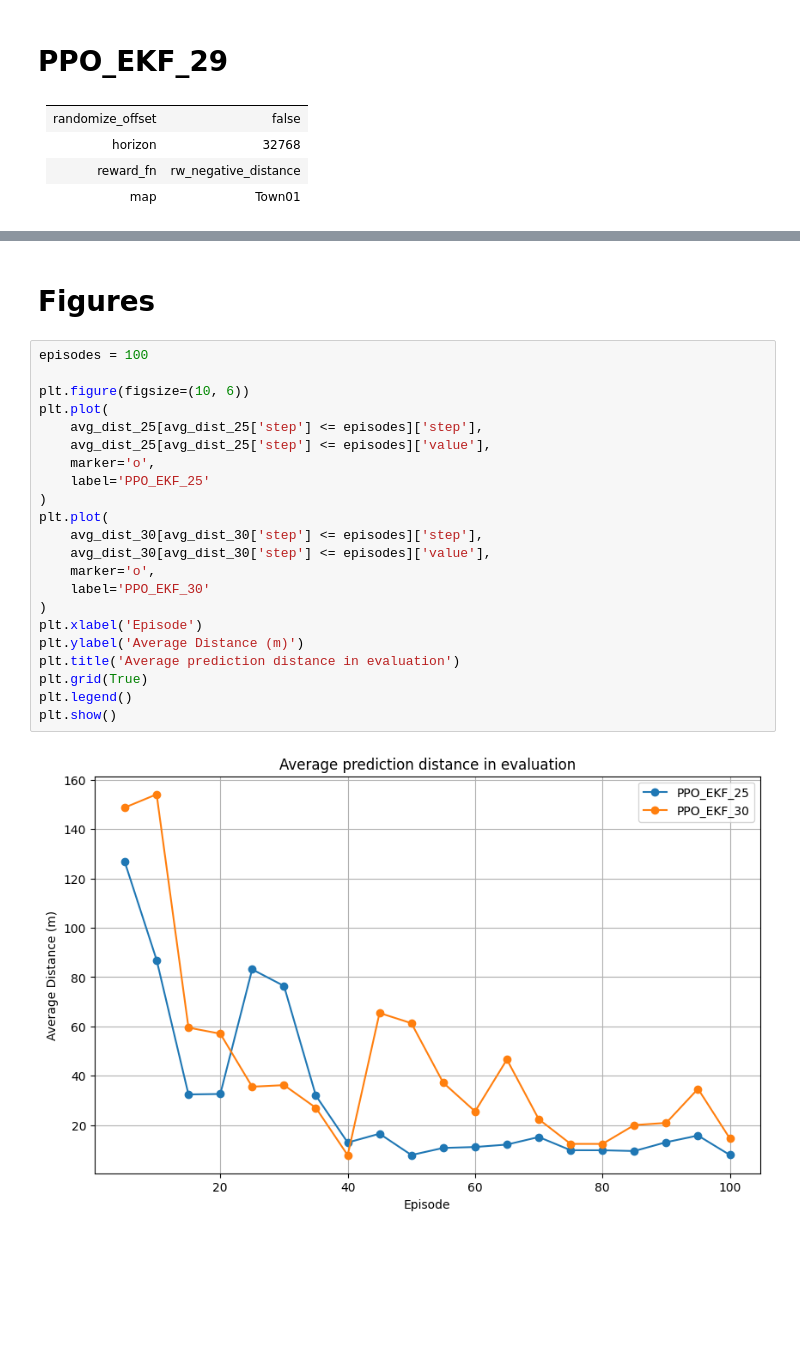
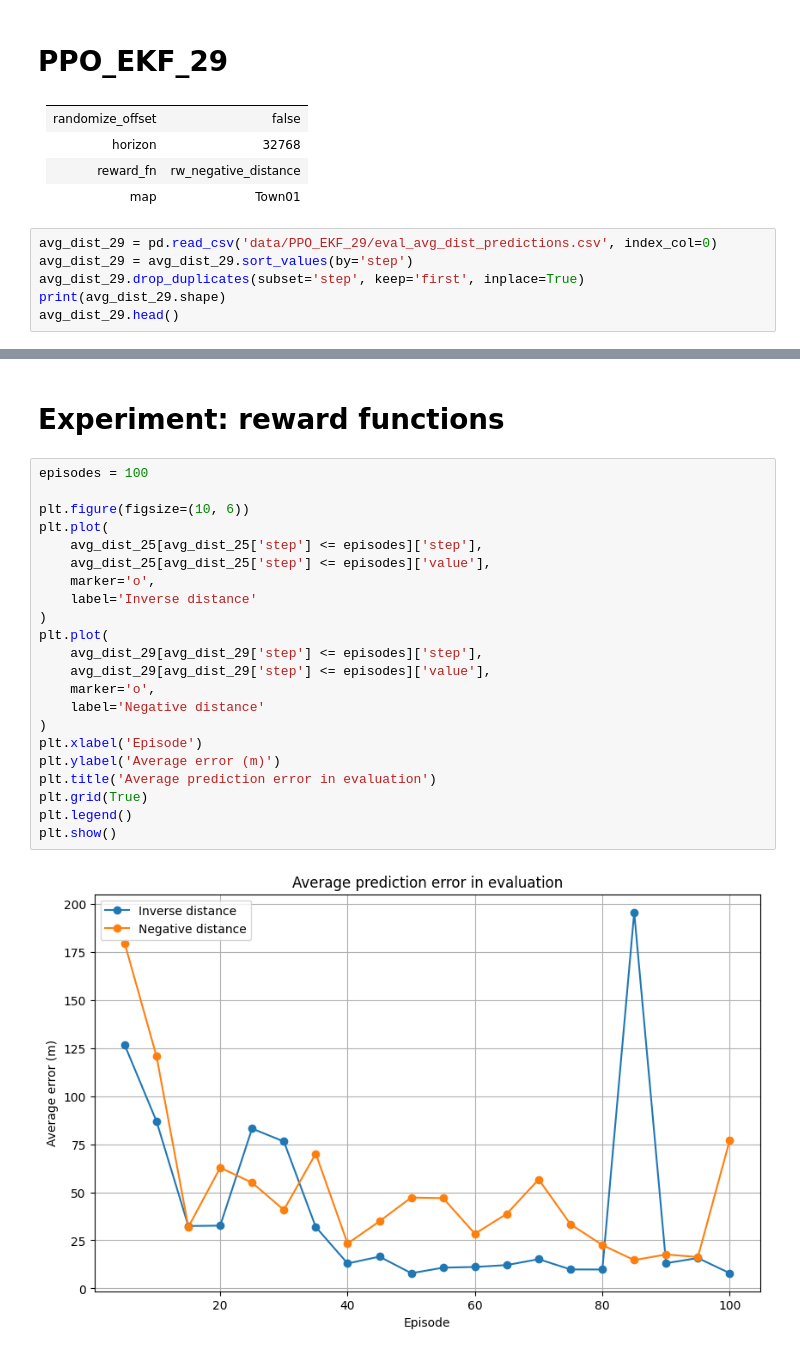
Before and after one commit to Henrique-BO/CarAware, a Jupyter notebook: notebooks/training.ipynb, the cells around one changed output, grey strips where cells are left out. Saved outputs shown, nothing was run; the diff lists cells and outputs as text; blank space fills up the shorter version.

Commit message:
Update data collection and analysis

```diff
--- a/notebooks/training.ipynb
+++ b/notebooks/training.ipynb
@@ -120,3 +143,9 @@ train_std_30.head()
 | horizon | 32768 |
 | reward_fn | rw_negative_distance |
 | map | Town01 |
+# %%
+avg_dist_29 = pd.read_csv('data/PPO_EKF_29/eval_avg_dist_predictions.csv', index_col=0)
+avg_dist_29 = avg_dist_29.sort_values(by='step')
+avg_dist_29.drop_duplicates(subset='step', keep='first', inplace=True)
+print(avg_dist_29.shape)
+avg_dist_29.head()
@@ -123,26 +246,26 @@ train_std_30.head()
 # %% [markdown]
-# Figures
+# Experiment: reward functions
 # %%
 episodes = 100
 
 plt.figure(figsize=(10, 6))
 plt.plot(
     avg_dist_25[avg_dist_25['step'] <= episodes]['step'],
     avg_dist_25[avg_dist_25['step'] <= episodes]['value'],
     marker='o',
-    label='PPO_EKF_25'
+    label='Inverse distance'
 )
 plt.plot(
-    avg_dist_30[avg_dist_30['step'] <= episodes]['step'],
-    avg_dist_30[avg_dist_30['step'] <= episodes]['value'],
+    avg_dist_29[avg_dist_29['step'] <= episodes]['step'],
+    avg_dist_29[avg_dist_29['step'] <= episodes]['value'],
     marker='o',
-    label='PPO_EKF_30'
+    label='Negative distance'
 )
 plt.xlabel('Episode')
-plt.ylabel('Average Distance (m)')
-plt.title('Average prediction distance in evaluation')
+plt.ylabel('Average error (m)')
+plt.title('Average prediction error in evaluation')
 plt.grid(True)
 plt.legend()
 plt.show()
 # %% [output]
-[figure, old version]
+[figure, new version]
```
Also changed, not shown: parts of 20 cells of this notebook, 8 other files.
